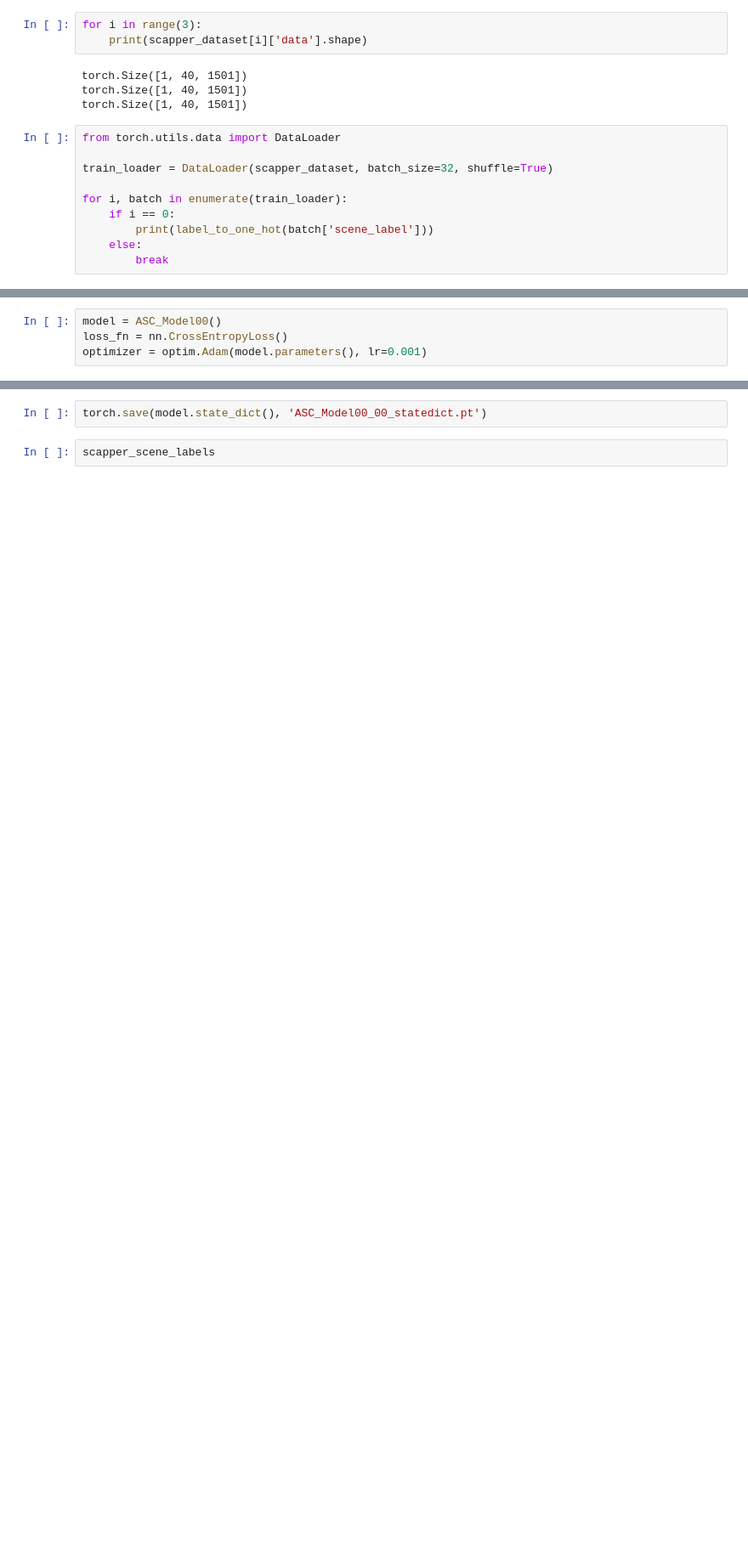
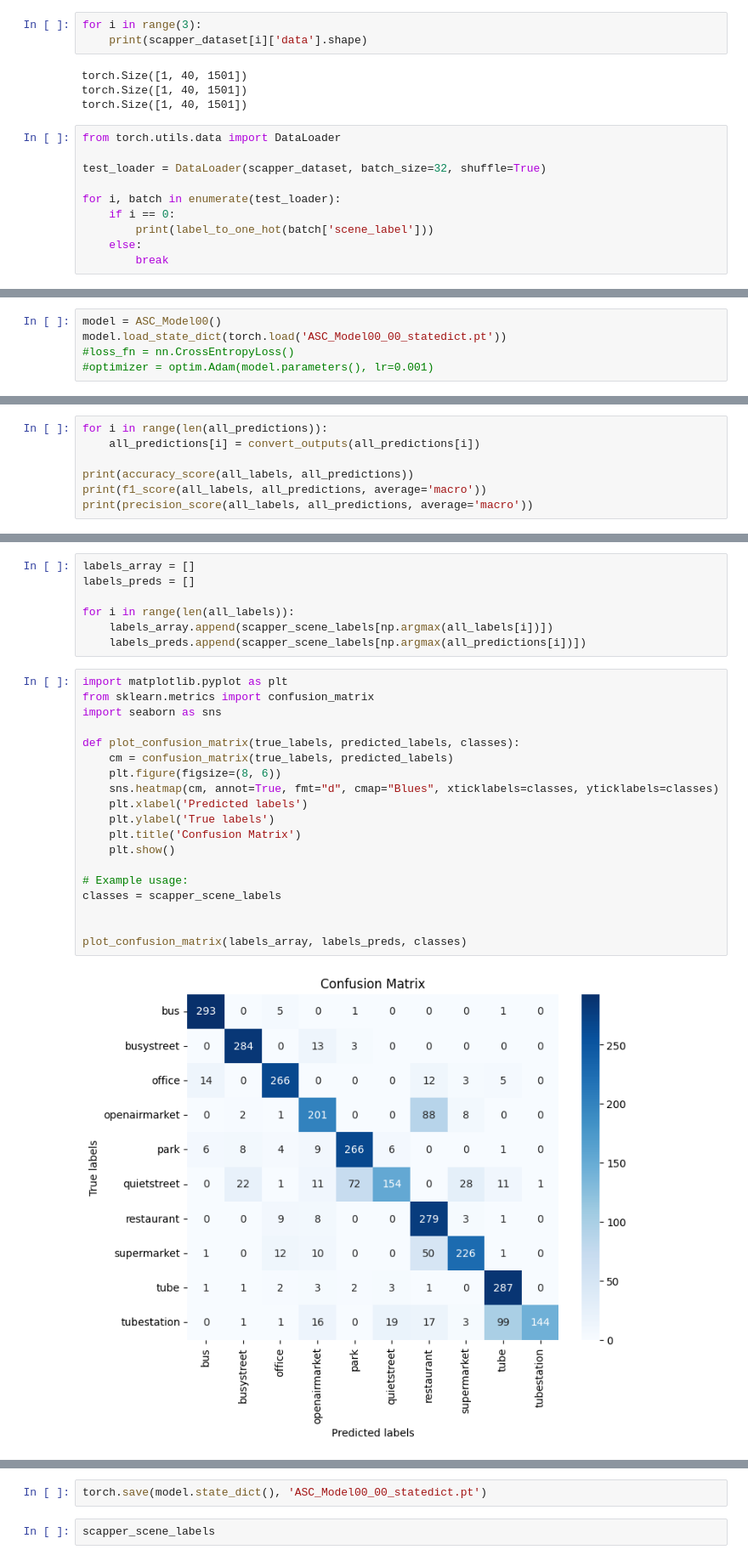
Before and after one commit to darshitttt/ASC_AED_JoinTask, a Jupyter notebook: ASC_Classification.ipynb, the cells around one changed output, grey strips where cells are left out. Shown at 85% size. Drawn from its saved outputs; the diff is of its cells as text; blank space fills up the shorter version.

```diff
--- a/ASC_Classification.ipynb
+++ b/ASC_Classification.ipynb
@@ -52,9 +56,9 @@ torch.Size([1, 40, 1501])
 # %%
 from torch.utils.data import DataLoader
 
-train_loader = DataLoader(scapper_dataset, batch_size=32, shuffle=True)
+test_loader = DataLoader(scapper_dataset, batch_size=32, shuffle=True)
 
-for i, batch in enumerate(train_loader):
+for i, batch in enumerate(test_loader):
     if i == 0:
         print(label_to_one_hot(batch['scene_label']))
     else:
@@ -125,5 +129,6 @@ class ASC_Model00(nn.Module):
         return (output), second_last
 # %%
 model = ASC_Model00()
-loss_fn = nn.CrossEntropyLoss()
-optimizer = optim.Adam(model.parameters(), lr=0.001)
+model.load_state_dict(torch.load('ASC_Model00_00_statedict.pt'))
+#loss_fn = nn.CrossEntropyLoss()
+#optimizer = optim.Adam(model.parameters(), lr=0.001)
@@ -129,0 +162,7 @@ optimizer = optim.Adam(model.parameters(), lr=0.001)
+# %%
+for i in range(len(all_predictions)):
+    all_predictions[i] = convert_outputs(all_predictions[i])
+
+print(accuracy_score(all_labels, all_predictions))
+print(f1_score(all_labels, all_predictions, average='macro'))
+print(precision_score(all_labels, all_predictions, average='macro'))
@@ -129,0 +186,28 @@ optimizer = optim.Adam(model.parameters(), lr=0.001)
+# %%
+labels_array = []
+labels_preds = []
+
+for i in range(len(all_labels)):
+    labels_array.append(scapper_scene_labels[np.argmax(all_labels[i])])
+    labels_preds.append(scapper_scene_labels[np.argmax(all_predictions[i])])
+# %%
+import matplotlib.pyplot as plt
+from sklearn.metrics import confusion_matrix
+import seaborn as sns
+
+def plot_confusion_matrix(true_labels, predicted_labels, classes):
+    cm = confusion_matrix(true_labels, predicted_labels)
+    plt.figure(figsize=(8, 6))
+    sns.heatmap(cm, annot=True, fmt="d", cmap="Blues", xticklabels=classes, yticklabels=classes)
+    plt.xlabel('Predicted labels')
+    plt.ylabel('True labels')
+    plt.title('Confusion Matrix')
+    plt.show()
+
+# Example usage:
+classes = scapper_scene_labels
+
+
+plot_confusion_matrix(labels_array, labels_preds, classes)
+# %% [output]
+[figure, added]
```
Also changed, not shown: parts of 11 cells of this notebook, 1 other file.
